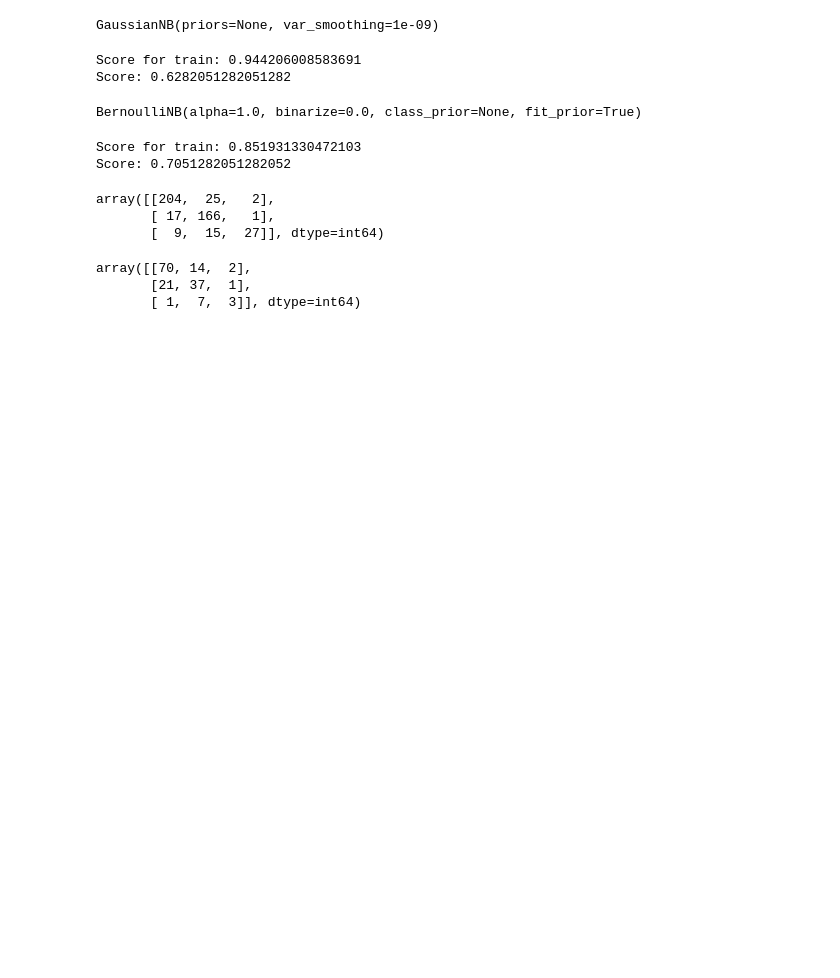
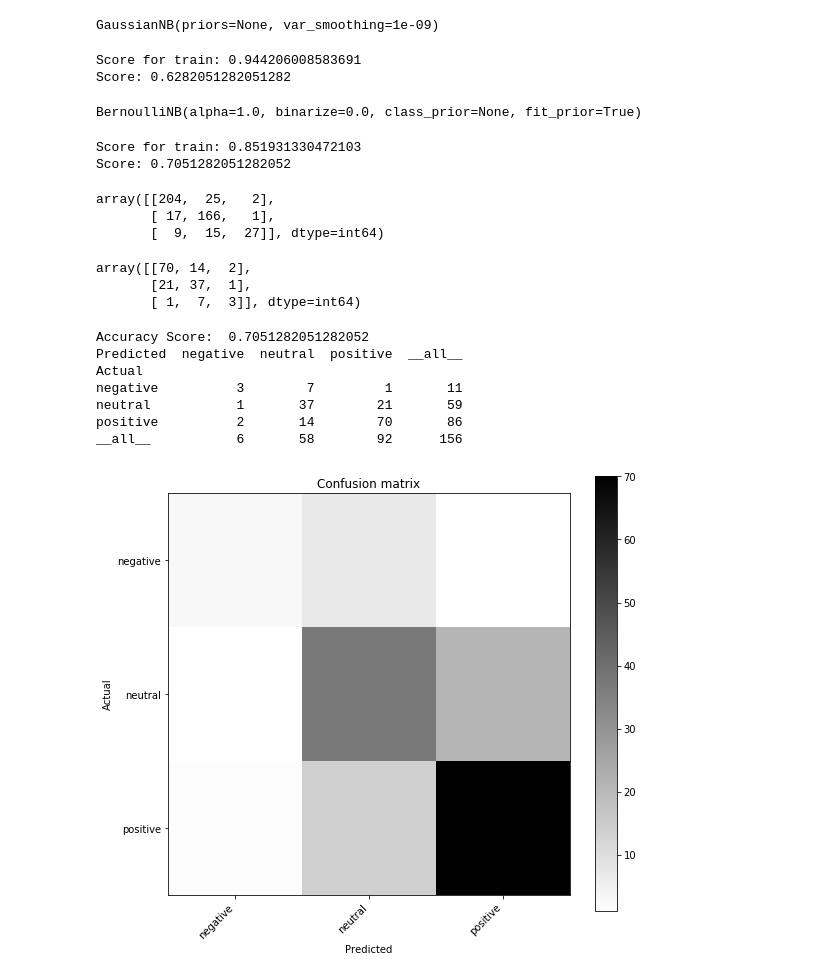
Before and after one commit to WenqiCui/7374Assignment3NLP, a Jupyter notebook: BOW.ipynb, the cells around one changed output. Drawn from its saved outputs; the diff is of its cells as text; code cells hidden in the pictures; blank space fills up the shorter version.

```diff
--- a/BOW.ipynb
+++ b/BOW.ipynb
@@ -141,3 +144,23 @@ confusion_matrix(y_test,y_pred,labels=['positive', 'neutral','negative'])
 array([[70, 14,  2],
        [21, 37,  1],
        [ 1,  7,  3]], dtype=int64)
+# %%
+cnf_matrix = ConfusionMatrix(y_test, y_pred)
+acc_score = accuracy_score(y_test, y_pred)
+
+
+print('Accuracy Score: ', acc_score)
+
+print(cnf_matrix)
+
+cnf_matrix.plot()
+plt.show()
+# %% [output]
+Accuracy Score:  0.7051282051282052
+Predicted  negative  neutral  positive  __all__
+Actual
+negative          3        7         1       11
+neutral           1       37        21       59
+positive          2       14        70       86
+__all__           6       58        92      156
+[figure, added]
```
Also changed, not shown: parts of 1 cell of this notebook, 1 other file.
